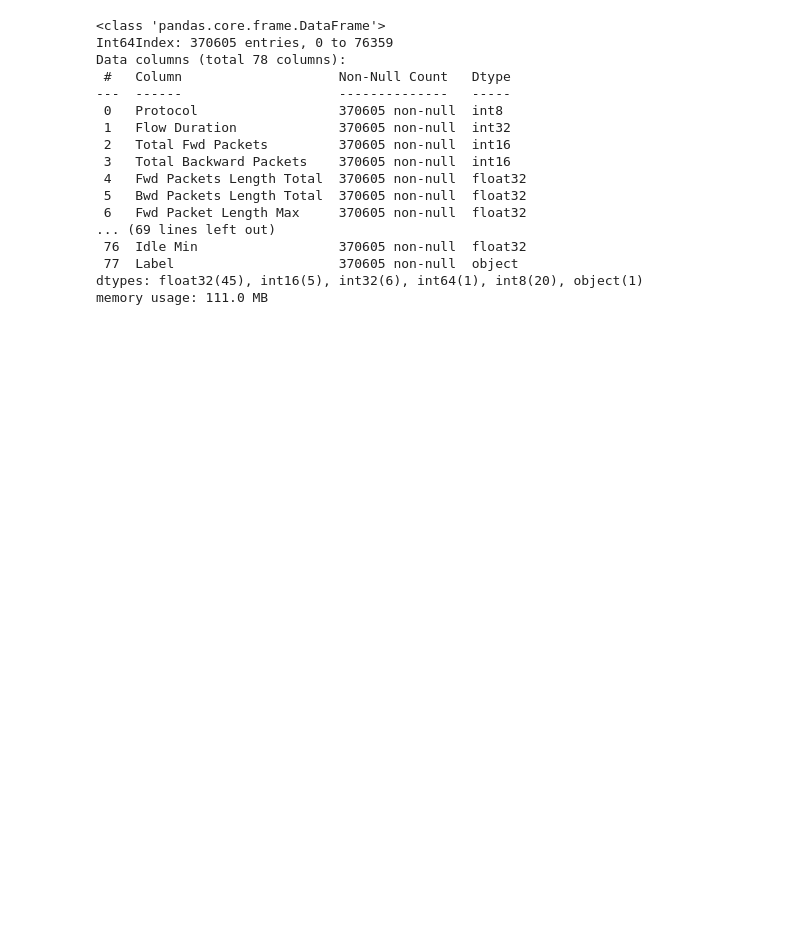
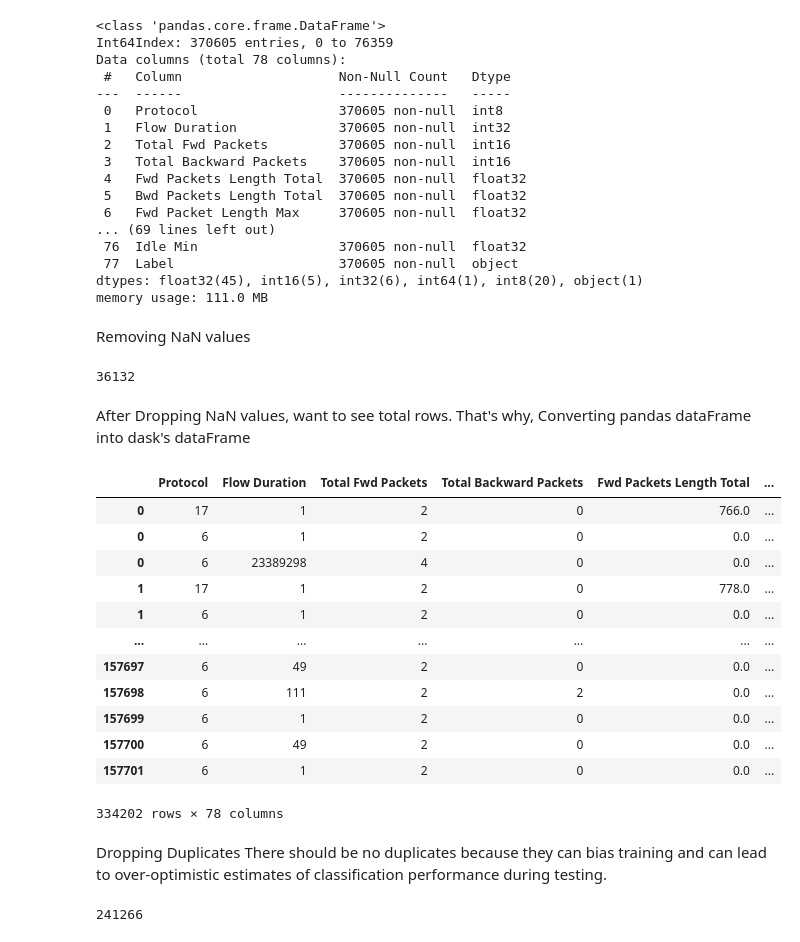
Before and after one commit to Thesis-on-Cyber-Security/Thesis-on-DDOS, a Jupyter notebook: Data-PreProcessing/Read_Data.ipynb, the cells around one changed output. Drawn from its saved outputs; the diff is of its cells as text; code cells hidden in the pictures; blank space fills up the shorter version.

```diff
--- a/Data-PreProcessing/Read_Data.ipynb
+++ b/Data-PreProcessing/Read_Data.ipynb
@@ -212,0 +203,18 @@ col_name_consistency = {
+# %%
+drop_columns = [  # this list includes all spellings across CIC NIDS datasets
+    "Flow ID",
+    'Fwd Header Length.1',
+    "Source IP",
+    "Src IP",
+    "Source Port",
+    "Src Port",
+    "Destination IP",
+    "Dst IP",
+    "Destination Port",
+    "Dst Port",
+    "Timestamp",
+    "Unnamed: 0",
+    "Inbound",
+    "SimillarHTTP"  # CIC-DDoS other undocumented columns
+]
+len(drop_columns) # src_port,dst_port, src_ip, dst_ip these are duplicate
@@ -376,3 +400,39 @@ Data columns (total 78 columns):
  77  Label                     370605 non-null  object
 dtypes: float32(45), int16(5), int32(6), int64(1), int8(20), object(1)
 memory usage: 111.0 MB
+# %% [markdown]
+Removing NaN values
+# %%
+workingDataFrame.isna().any(axis=1).sum()
+# %% [output]
+36132
+# %%
+workingDataFrame.replace([np.inf, -np.inf], np.nan, inplace=True)
+workingDataFrame.dropna(inplace=True)
+# %% [markdown]
+After Dropping NaN values, want to see total rows.
+That's why, Converting pandas dataFrame into dask's dataFrame
+# %%
+ddf = dd.from_pandas(workingDataFrame, npartitions=10)
+ddf.compute()
+# %% [output]
+|  | Protocol | Flow Duration | Total Fwd Packets | Total Backward Packets | Fwd Packets Length Total | ... |
+| 0 | 17 | 1 | 2 | 0 | 766.0 | ... |
+| 0 | 6 | 1 | 2 | 0 | 0.0 | ... |
+| 0 | 6 | 23389298 | 4 | 0 | 0.0 | ... |
+| 1 | 17 | 1 | 2 | 0 | 778.0 | ... |
+| 1 | 6 | 1 | 2 | 0 | 0.0 | ... |
+| ... | ... | ... | ... | ... | ... | ... |
+| 157697 | 6 | 49 | 2 | 0 | 0.0 | ... |
+| 157698 | 6 | 111 | 2 | 2 | 0.0 | ... |
+| 157699 | 6 | 1 | 2 | 0 | 0.0 | ... |
+| 157700 | 6 | 49 | 2 | 0 | 0.0 | ... |
+| 157701 | 6 | 1 | 2 | 0 | 0.0 | ... |
+334202 rows × 78 columns
+# %% [markdown]
+Dropping Duplicates
+There should be no duplicates because they can bias training and can lead to over-optimistic estimates of classification performance during testing.
+# %%
+workingDataFrame.duplicated().sum()
+# %% [output]
+241266
```
Also changed, not shown: parts of 20 cells of this notebook, 5 other files.
